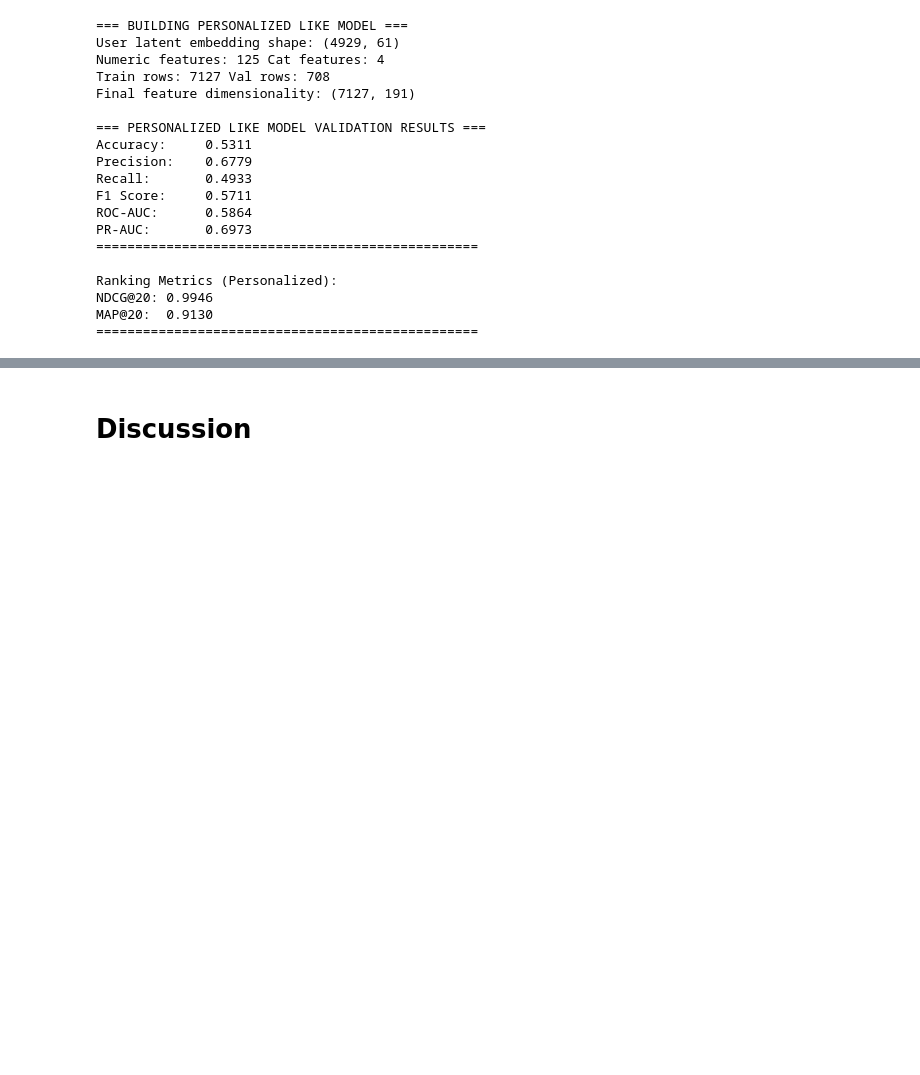
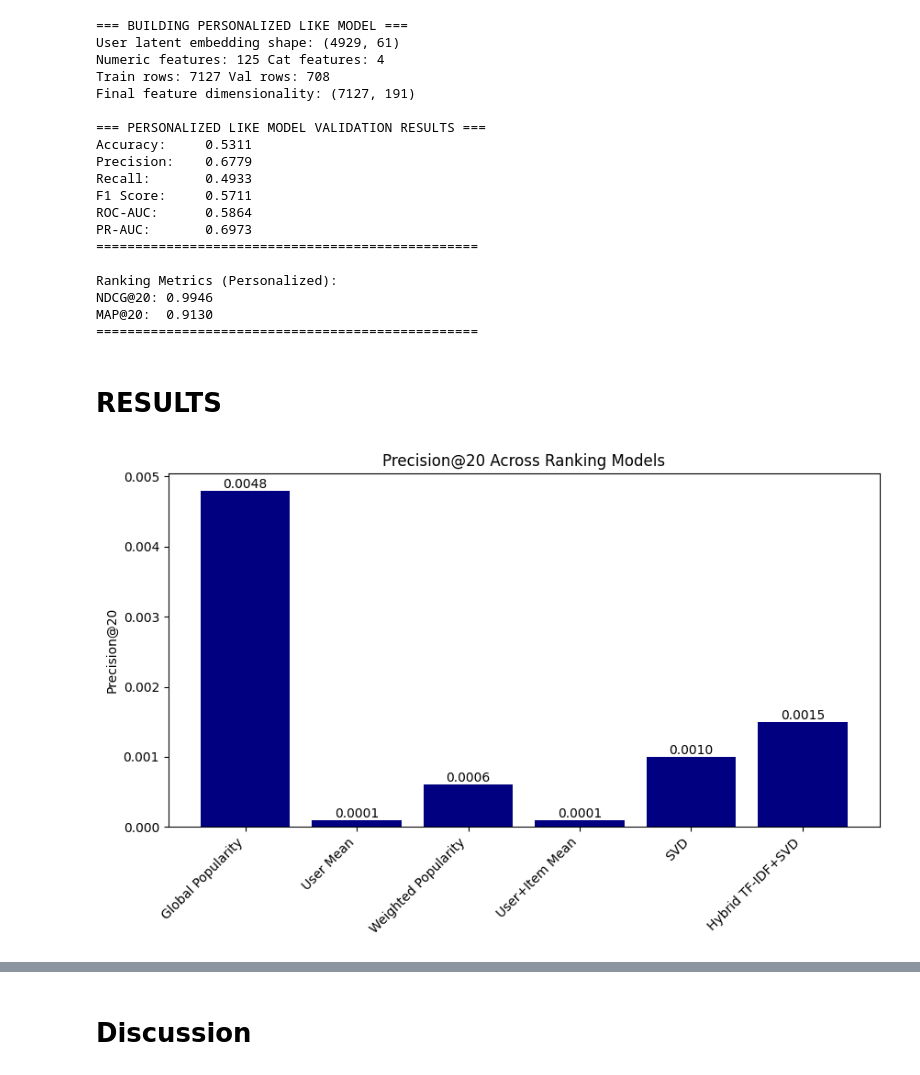
Before and after one commit to kpacker77/CSE158_Assign2, a Jupyter notebook: Assignment2.ipynb, the cells around one changed output, grey strips where cells are left out. Saved outputs shown, nothing was run; the diff lists cells and outputs as text; code cells hidden in the pictures; blank space fills up the shorter version.

```diff
--- a/Assignment2.ipynb
+++ b/Assignment2.ipynb
@@ -2309,3 +2307,28 @@ Ranking Metrics (Personalized):
 NDCG@20: 0.9946
 MAP@20:  0.9130
 =================================================
+# %% [markdown]
+# RESULTS
+# %%
+import matplotlib.pyplot as plt
+import pandas as pd
+
+precision_df = pd.DataFrame({
+    'Model': [
+        'Global Popularity', 'User Mean', 'Weighted Popularity',
+        'User+Item Mean', 'SVD', 'Hybrid TF-IDF+SVD'
+    ],
+    'Precision@20': [0.0048, 0.0001, 0.0006, 0.0001, 0.0010, 0.0015]
+})
+
+plt.figure(figsize=(10,5))
+bars = plt.bar(precision_df['Model'], precision_df['Precision@20'], color='navy')
+plt.ylabel('Precision@20')
+plt.title('Precision@20 Across Ranking Models')
+plt.xticks(rotation=45, ha='right')
+for bar in bars:
+    plt.text(bar.get_x()+bar.get_width()/2, bar.get_height(),
+             f'{bar.get_height():.4f}', ha='center', va='bottom')
+plt.show()
+# %% [output]
+[figure, added]
```
Also changed, not shown: parts of 15 cells of this notebook.
